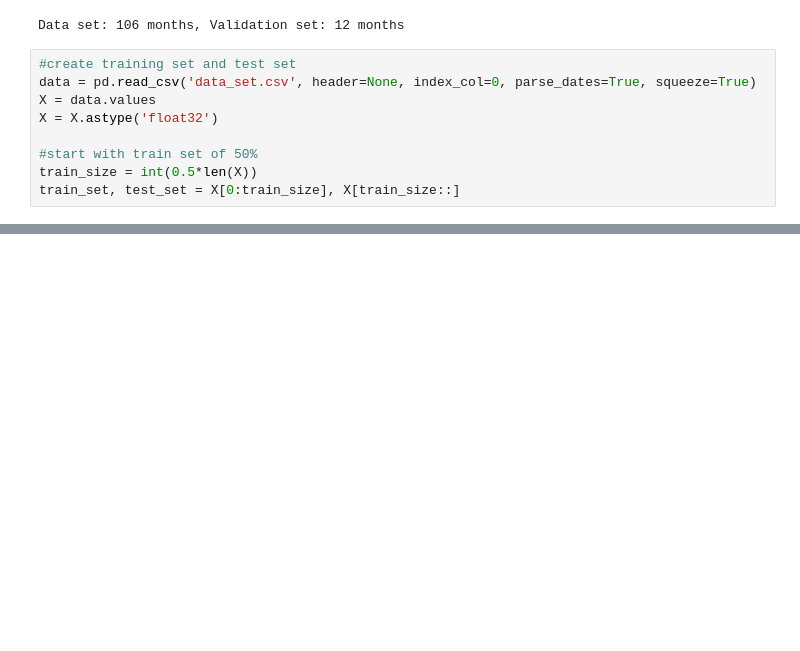
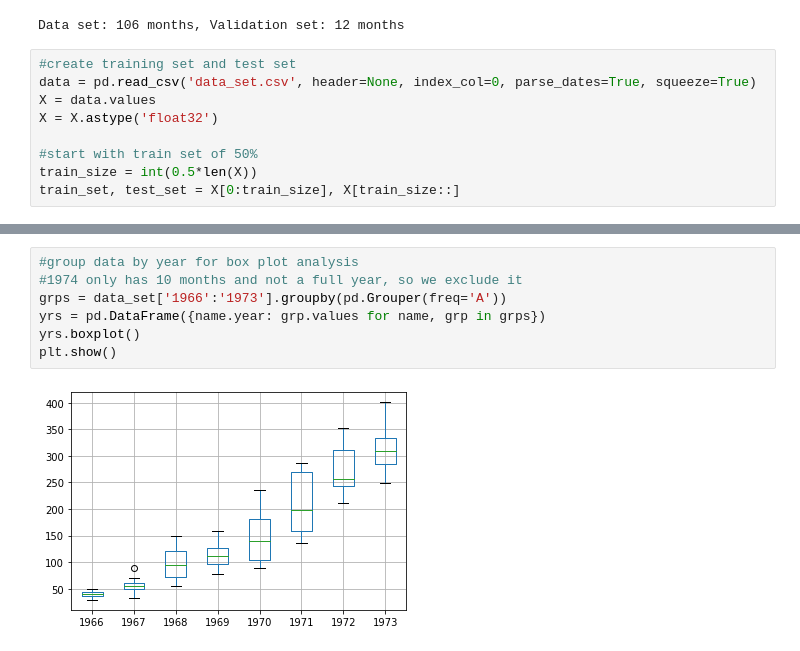
Before and after one commit to grantrzchan/HTX_Armed_Robberies, a Jupyter notebook: HTX_Armed_Robberies.ipynb, the cells around one changed output, grey strips where cells are left out. Cells and saved outputs as stored; diff of their text form; blank space fills up the shorter version.

Commit message:
1st exploratory detail analysis

```diff
--- a/HTX_Armed_Robberies.ipynb
+++ b/HTX_Armed_Robberies.ipynb
@@ -28,0 +97,9 @@ train_set, test_set = X[0:train_size], X[train_size::]
+# %%
+#group data by year for box plot analysis
+#1974 only has 10 months and not a full year, so we exclude it
+grps = data_set['1966':'1973'].groupby(pd.Grouper(freq='A'))
+yrs = pd.DataFrame({name.year: grp.values for name, grp in grps})
+yrs.boxplot()
+plt.show()
+# %% [output]
+[figure, added]
```
Also changed, not shown: parts of 7 cells of this notebook.
